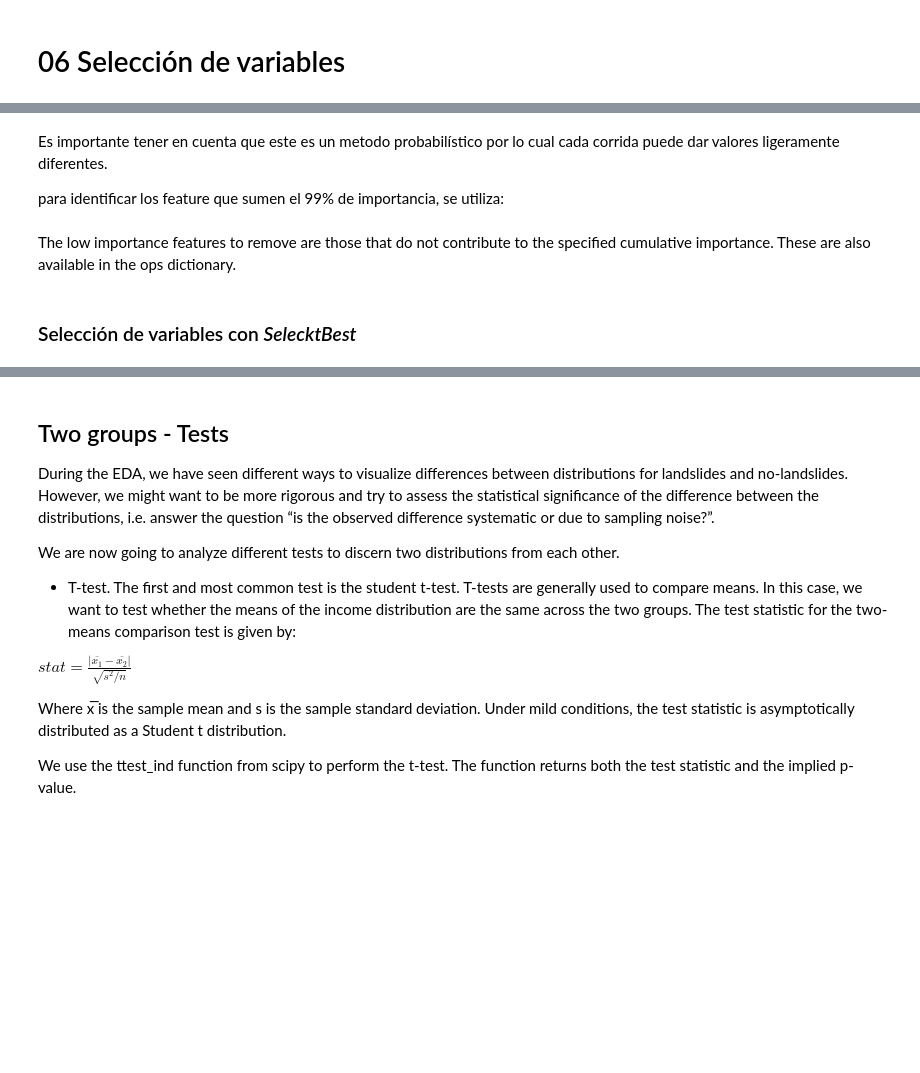
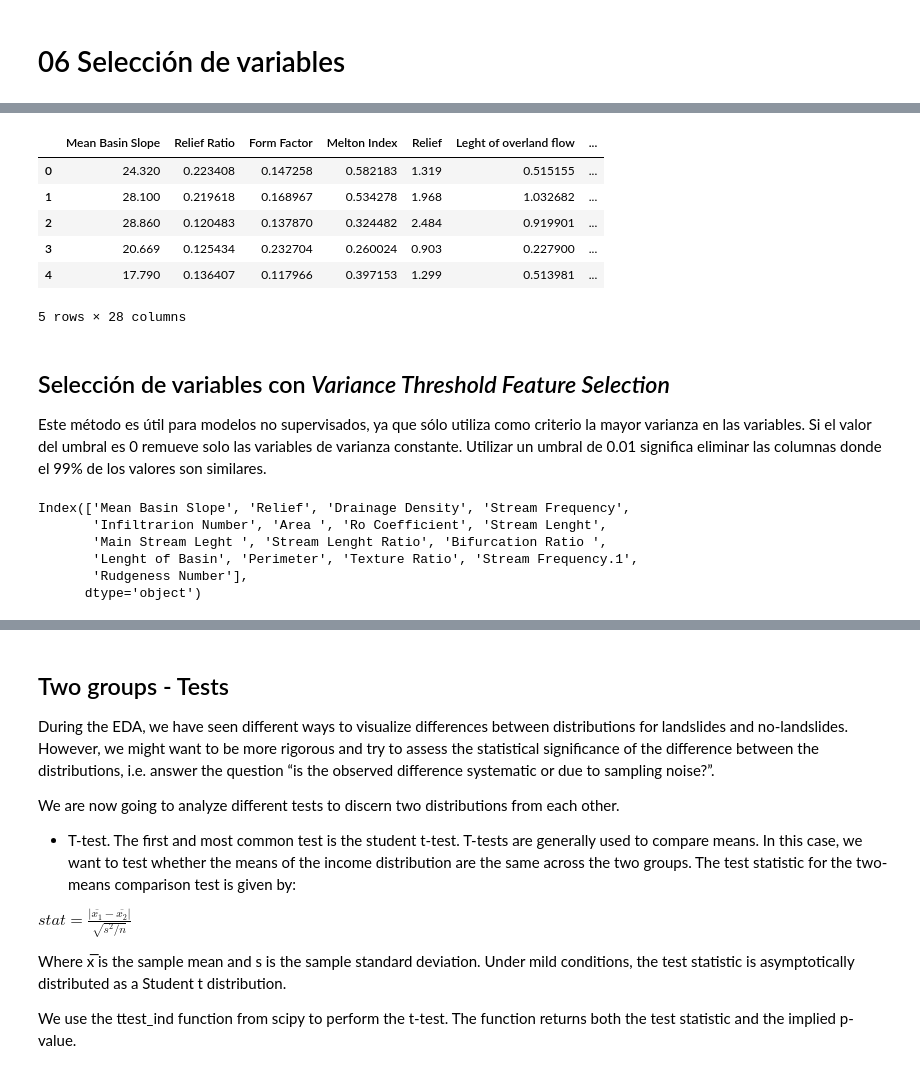
Before and after one commit to edieraristizabal/MachineLearning, a Jupyter notebook: NOTEBOOKS/06_SeleccionVariables.ipynb, the cells around one changed output, grey strips where cells are left out. Drawn from its saved outputs; the diff is of its cells as text; code cells hidden in the pictures; blank space fills up the shorter version.

```diff
--- a/NOTEBOOKS/06_SeleccionVariables.ipynb
+++ b/NOTEBOOKS/06_SeleccionVariables.ipynb
@@ -83,4 +33,0 @@ one_hundred_features
-# %% [markdown]
-Es importante tener en cuenta que este es un metodo probabilístico por lo cual cada corrida puede dar valores ligeramente diferentes.
-
-para identificar los feature que sumen el 99% de importancia, se utiliza:
@@ -89,2 +33,0 @@ fs.identify_low_importance(cumulative_importance = 0.99)
-# %% [markdown]
-The low importance features to remove are those that do not contribute to the specified cumulative importance. These are also available in the ops dictionary.
@@ -94,2 +34,13 @@ low_importance_features[:10]
-# %% [markdown]
-### Selección de variables con *SelecktBest*
+# %%
+from sklearn.preprocessing import LabelEncoder, OneHotEncoder
+le=LabelEncoder()
+data["Flash flood record"]=le.fit_transform(data["Flash flood record"])
+data.head()
+# %% [output]
+|  | Mean Basin Slope | Relief Ratio | Form Factor | Melton Index | Relief | Leght of overland flow | ... |
+| 0 | 24.320 | 0.223408 | 0.147258 | 0.582183 | 1.319 | 0.515155 | ... |
+| 1 | 28.100 | 0.219618 | 0.168967 | 0.534278 | 1.968 | 1.032682 | ... |
+| 2 | 28.860 | 0.120483 | 0.137870 | 0.324482 | 2.484 | 0.919901 | ... |
+| 3 | 20.669 | 0.125434 | 0.232704 | 0.260024 | 0.903 | 0.227900 | ... |
+| 4 | 17.790 | 0.136407 | 0.117966 | 0.397153 | 1.299 | 0.513981 | ... |
+5 rows × 28 columns
@@ -95,0 +50,15 @@ low_importance_features[:10]
+# %% [markdown]
+## Selección de variables con *Variance Threshold Feature Selection*
+Este método es útil para modelos no supervisados, ya que sólo utiliza como criterio la mayor varianza en las variables. Si el valor del umbral es 0 remueve solo las variables de varianza constante. Utilizar un umbral de 0.01 significa eliminar las columnas donde el 99% de los valores son similares.
+# %%
+from sklearn.feature_selection import VarianceThreshold
+selector = VarianceThreshold(threshold=0.25)
+selector.fit(X)
+X.columns[selector.get_support()]
+# %% [output]
+Index(['Mean Basin Slope', 'Relief', 'Drainage Density', 'Stream Frequency',
+       'Infiltrarion Number', 'Area ', 'Ro Coefficient', 'Stream Lenght',
+       'Main Stream Leght ', 'Stream Lenght Ratio', 'Bifurcation Ratio ',
+       'Lenght of Basin', 'Perimeter', 'Texture Ratio', 'Stream Frequency.1',
+       'Rudgeness Number'],
+      dtype='object')
```
Also changed, not shown: parts of 50 cells of this notebook, 6 other files.
